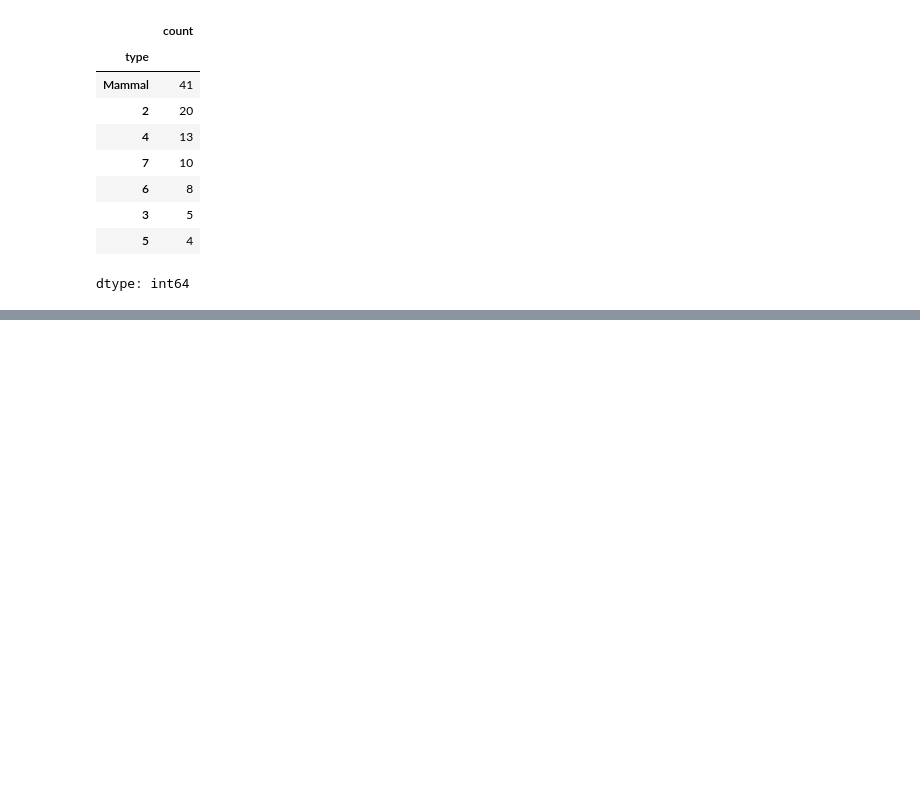
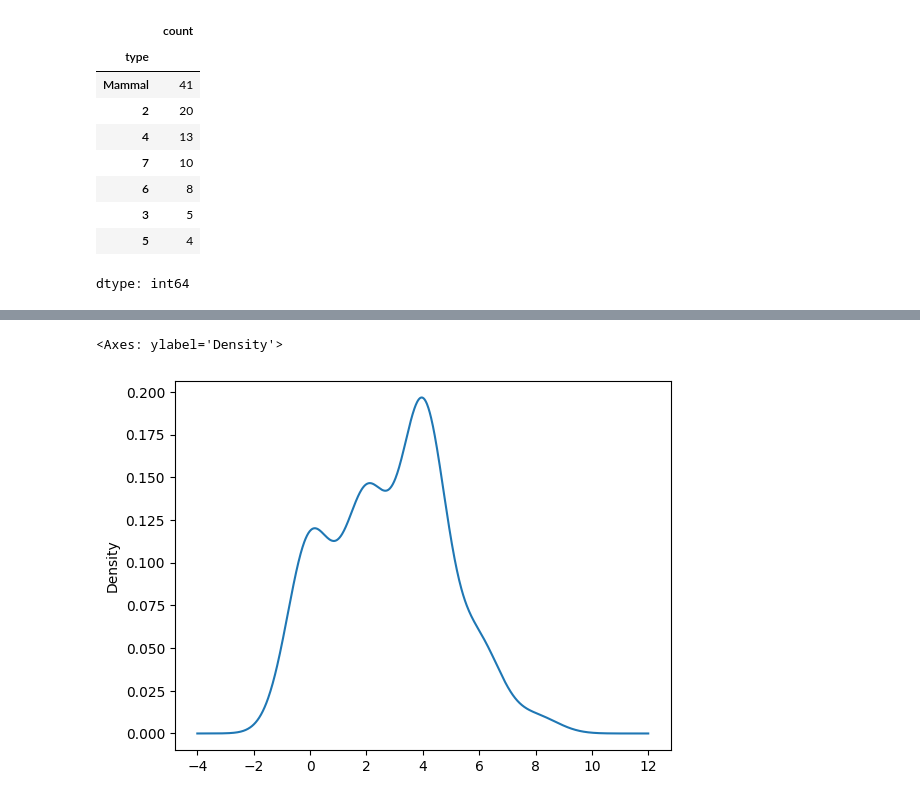
Before and after one commit to deekshasoota/ML-lab-project, a Jupyter notebook: basicdataanalysisusingnumpypandas.ipynb, the cells around one changed output, grey strips where cells are left out. Drawn from its saved outputs; the diff is of its cells as text; code cells hidden in the pictures; blank space fills up the shorter version.

```diff
--- a/basicdataanalysisusingnumpypandas.ipynb
+++ b/basicdataanalysisusingnumpypandas.ipynb
@@ -704,0 +763,5 @@ dtype: int64
+# %%
+df['legs'].plot.density()
+# %% [output]
+<Axes: ylabel='Density'>
+[figure, added]
```
Also changed, not shown: parts of 32 cells of this notebook.
